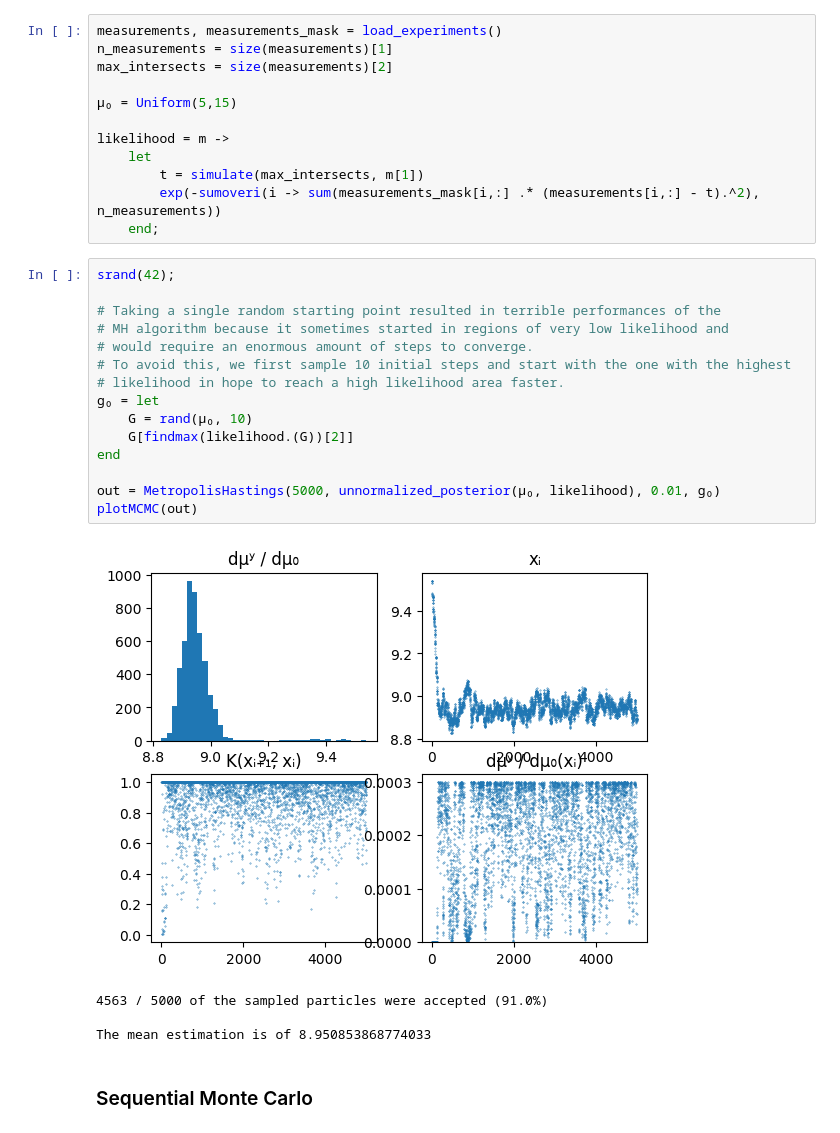
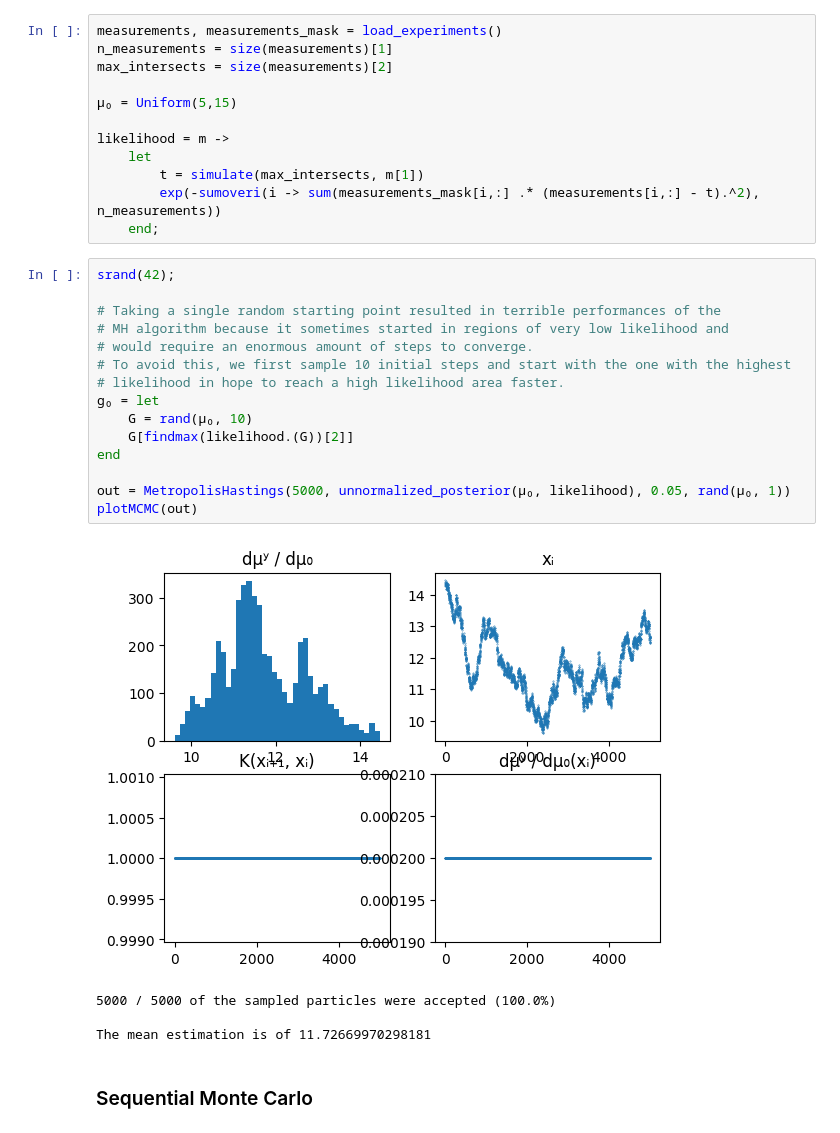
Before and after one commit to matthieubulte/smc, a Jupyter notebook: code/proposal.ipynb, the cells around one changed output. Drawn from its saved outputs; the diff is of its cells as text.

```diff
--- a/code/proposal.ipynb
+++ b/code/proposal.ipynb
@@ -137,23 +172,23 @@ likelihood = m ->
 # %%
 srand(42);
 
 # Taking a single random starting point resulted in terrible performances of the
 # MH algorithm because it sometimes started in regions of very low likelihood and
 # would require an enormous amount of steps to converge.
 # To avoid this, we first sample 10 initial steps and start with the one with the highest
 # likelihood in hope to reach a high likelihood area faster.
 g₀ = let
     G = rand(μ₀, 10)
     G[findmax(likelihood.(G))[2]]
 end
 
-out = MetropolisHastings(5000, unnormalized_posterior(μ₀, likelihood), 0.01, g₀)
+out = MetropolisHastings(5000, unnormalized_posterior(μ₀, likelihood), 0.05, rand(μ₀, 1))
 plotMCMC(out)
 # %% [output]
-[figure, old version]
+[figure, new version]
-4563 / 5000 of the sampled particles were accepted (91.0%)
+5000 / 5000 of the sampled particles were accepted (100.0%)
 
-The mean estimation is of 8.950853868774033
+The mean estimation is of 11.72669970298181
 # %% [markdown]
 ### Sequential Monte Carlo
 # %%
```
Also changed, not shown: parts of 11 cells of this notebook, 6 other files.
